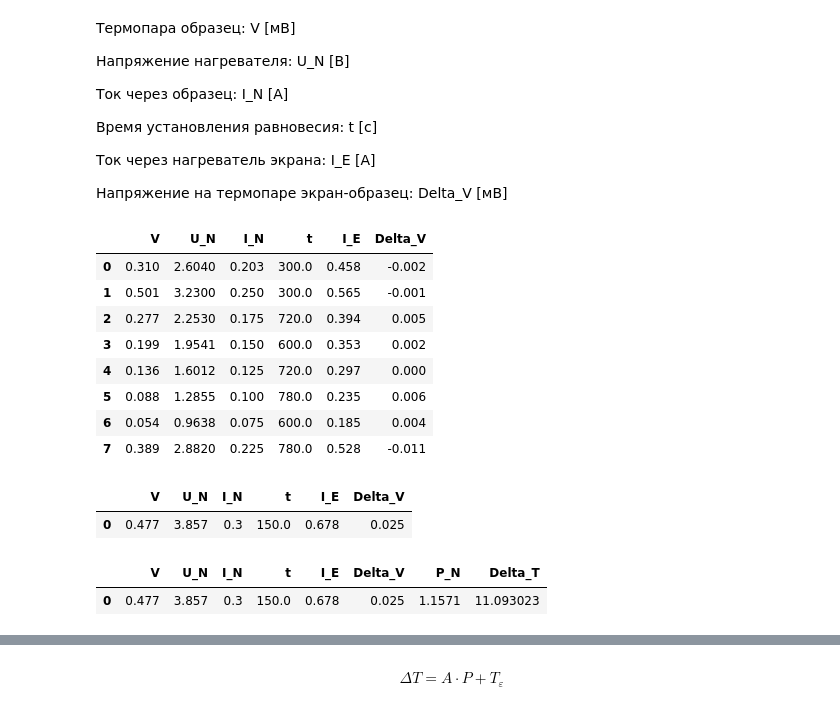
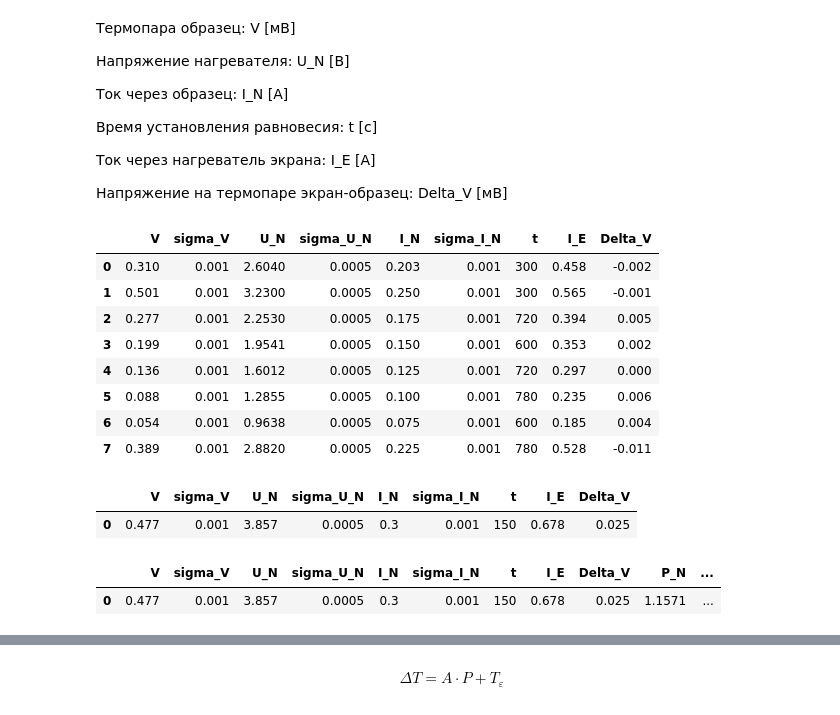
Before and after one commit to b3h4re/labs-mipt, a Jupyter notebook: 6/osf/11_8/11_8.ipynb, the cells around one changed output, grey strips where cells are left out. Saved outputs shown, nothing was run; the diff lists cells and outputs as text; code cells hidden in the pictures.

```diff
--- a/6/osf/11_8/11_8.ipynb
+++ b/6/osf/11_8/11_8.ipynb
@@ -99,23 +105,23 @@ U_0 = (0.0000033 +- 0.0000003) В
 
 Напряжение на термопаре экран-образец: Delta_V [мВ]
 # %%
-data_thermo = pd.read_csv("data_thermo.csv", dtype=np.float128)
+data_thermo = pd.read_csv("data_thermo.csv")
 data_thermo
 # %% [output]
-|  | V | U_N | I_N | t | I_E | Delta_V |
-| 0 | 0.310 | 2.6040 | 0.203 | 300.0 | 0.458 | -0.002 |
-| 1 | 0.501 | 3.2300 | 0.250 | 300.0 | 0.565 | -0.001 |
-| 2 | 0.277 | 2.2530 | 0.175 | 720.0 | 0.394 | 0.005 |
-| 3 | 0.199 | 1.9541 | 0.150 | 600.0 | 0.353 | 0.002 |
-| 4 | 0.136 | 1.6012 | 0.125 | 720.0 | 0.297 | 0.000 |
-| 5 | 0.088 | 1.2855 | 0.100 | 780.0 | 0.235 | 0.006 |
-| 6 | 0.054 | 0.9638 | 0.075 | 600.0 | 0.185 | 0.004 |
-| 7 | 0.389 | 2.8820 | 0.225 | 780.0 | 0.528 | -0.011 |
+|  | V | sigma_V | U_N | sigma_U_N | I_N | sigma_I_N | t | I_E | Delta_V |
+| 0 | 0.310 | 0.001 | 2.6040 | 0.0005 | 0.203 | 0.001 | 300 | 0.458 | -0.002 |
+| 1 | 0.501 | 0.001 | 3.2300 | 0.0005 | 0.250 | 0.001 | 300 | 0.565 | -0.001 |
+| 2 | 0.277 | 0.001 | 2.2530 | 0.0005 | 0.175 | 0.001 | 720 | 0.394 | 0.005 |
+| 3 | 0.199 | 0.001 | 1.9541 | 0.0005 | 0.150 | 0.001 | 600 | 0.353 | 0.002 |
+| 4 | 0.136 | 0.001 | 1.6012 | 0.0005 | 0.125 | 0.001 | 720 | 0.297 | 0.000 |
+| 5 | 0.088 | 0.001 | 1.2855 | 0.0005 | 0.100 | 0.001 | 780 | 0.235 | 0.006 |
+| 6 | 0.054 | 0.001 | 0.9638 | 0.0005 | 0.075 | 0.001 | 600 | 0.185 | 0.004 |
+| 7 | 0.389 | 0.001 | 2.8820 | 0.0005 | 0.225 | 0.001 | 780 | 0.528 | -0.011 |
 # %%
-data_thermo_drop = pd.read_csv("data_thermo_drop.csv", dtype=np.float128)
+data_thermo_drop = pd.read_csv("data_thermo_drop.csv")
 data_thermo_drop
 # %% [output]
-|  | V | U_N | I_N | t | I_E | Delta_V |
-| 0 | 0.477 | 3.857 | 0.3 | 150.0 | 0.678 | 0.025 |
+|  | V | sigma_V | U_N | sigma_U_N | I_N | sigma_I_N | t | I_E | Delta_V |
+| 0 | 0.477 | 0.001 | 3.857 | 0.0005 | 0.3 | 0.001 | 150 | 0.678 | 0.025 |
 # %%
 k = np.float128('43e-3') # мВ / К
@@ -122,10 +129,18 @@ k = np.float128('43e-3') # мВ / К
 # %%
 data_thermo_drop["P_N"] = data_thermo_drop["U_N"] * data_thermo_drop["I_N"]
+data_thermo_drop["sigma_P_N"] = np.sqrt(
+    np.square(data_thermo_drop["sigma_U_N"]) +
+    np.square(data_thermo_drop["sigma_I_N"])
+)
 
 data_thermo_drop["Delta_T"] = data_thermo_drop["V"] / k
+data_thermo_drop["sigma_Delta_T"] = data_thermo_drop["Delta_T"] * np.sqrt(
+    np.square(data_thermo_drop["sigma_V"] / data_thermo_drop["V"]) +
+    np.square(sigma_k / k)
+)
 data_thermo_drop
 # %% [output]
-|  | V | U_N | I_N | t | I_E | Delta_V | P_N | Delta_T |
-| 0 | 0.477 | 3.857 | 0.3 | 150.0 | 0.678 | 0.025 | 1.1571 | 11.093023 |
+|  | V | sigma_V | U_N | sigma_U_N | I_N | sigma_I_N | t | I_E | Delta_V | P_N | ... |
+| 0 | 0.477 | 0.001 | 3.857 | 0.0005 | 0.3 | 0.001 | 150 | 0.678 | 0.025 | 1.1571 | ... |
 # %%
 data_thermo["P_N"] = data_thermo["U_N"] * data_thermo["I_N"]
```
Also changed, not shown: parts of 15 cells of this notebook, 6 other files.
